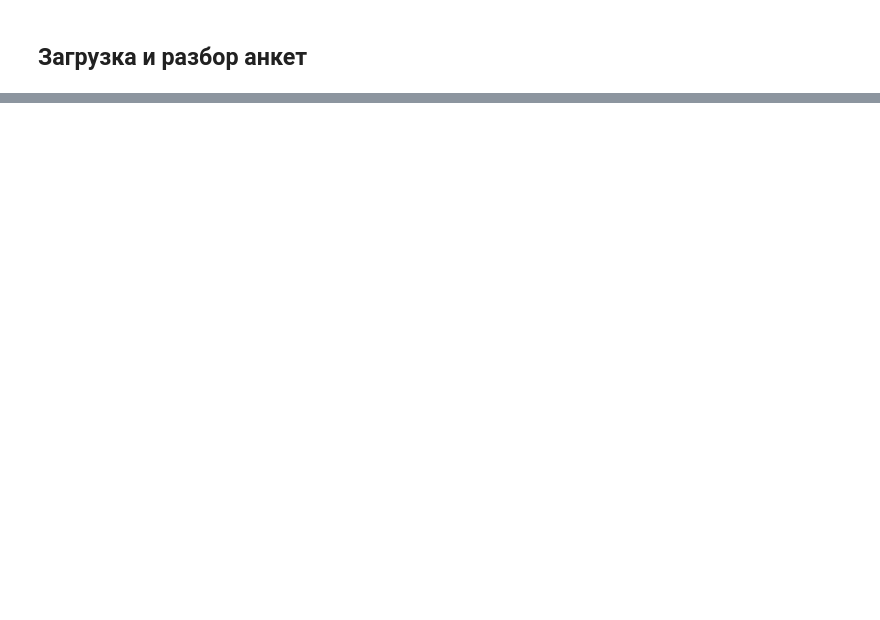
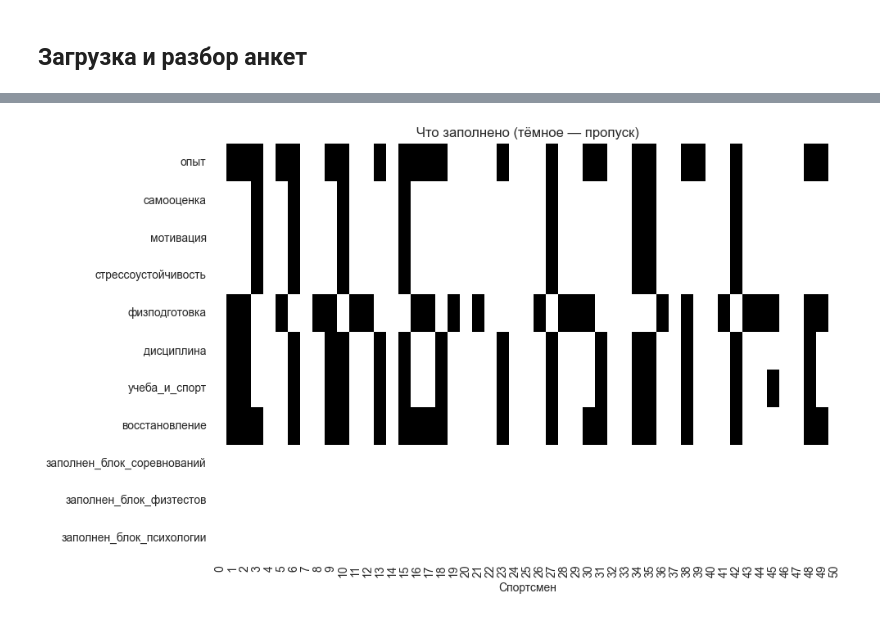
Before and after one commit to KarmanovW/ml-portfolio-mephi, a Jupyter notebook: badminton-team-prediction/badminton_team_prediction.ipynb, the cells around one changed output, grey strips where cells are left out. Saved outputs shown, nothing was run; the diff lists cells and outputs as text; code cells hidden in the pictures; blank space fills up the shorter version.

```diff
--- a/badminton-team-prediction/badminton_team_prediction.ipynb
+++ b/badminton-team-prediction/badminton_team_prediction.ipynb
@@ -558,0 +74,24 @@ accuracy 0.533 — ниже константы.
+# %%
+RAW_PATH = "data/survey_raw.csv"          # не публикуется
+PARSED_PATH = "data/features_parsed.csv"  # то, что лежит в репозитории
+
+try:
+    raw = pd.read_csv(RAW_PATH)
+    features = build_features(raw)
+    target_raw = raw[TARGET_COLUMN]
+except FileNotFoundError:
+    parsed = pd.read_csv(PARSED_PATH)
+    features = parsed.drop(columns=["participant_id", TARGET_COLUMN])
+    target_raw = parsed[TARGET_COLUMN]
+
+# целевую знаем не для всех
+known = target_raw.notna()
+features = features[known].reset_index(drop=True)
+target_raw = target_raw[known].reset_index(drop=True)
+
+y = (target_raw >= 1).astype(int).to_numpy()
+
+print(f"Наблюдений с известной целевой: {len(y)}")
+print(f"Признаков после разбора: {features.shape[1]}")
+print(f"В сборной: {y.sum()}, не в сборной: {(1 - y).sum()}")
+print(f"Доля большинства: {max(y.mean(), 1 - y.mean()):.3f}")
@@ -558,0 +332,9 @@ accuracy 0.533 — ниже константы.
+# %%
+indexer = ThematicIndices()
+index_matrix = pd.DataFrame(indexer.fit_transform(features), columns=indexer.feature_names_)
+
+print("Заполненность индексов по всем наблюдениям:")
+print(index_matrix.notna().mean().round(2).to_string())
+print()
+print(f"Строк без единого пропуска среди индексов: {index_matrix.notna().all(axis=1).sum()}")
+print(f"Строк, где заполнена хотя бы половина:      {(index_matrix.notna().mean(axis=1) >= 0.5).sum()}")
@@ -558,0 +357,11 @@ accuracy 0.533 — ниже константы.
+# %%
+present = index_matrix.notna()
+fig, ax = plt.subplots(figsize=(10, 6))
+sns.heatmap(present.T, cbar=False, cmap="Greys_r", ax=ax)
+ax.set_xlabel("Спортсмен")
+ax.set_ylabel("")
+ax.set_title("Что заполнено (тёмное — пропуск)")
+plt.tight_layout()
+plt.show()
+# %% [output]
+[figure, added]
```
Also changed, not shown: parts of 64 cells of this notebook, 3 other files.
